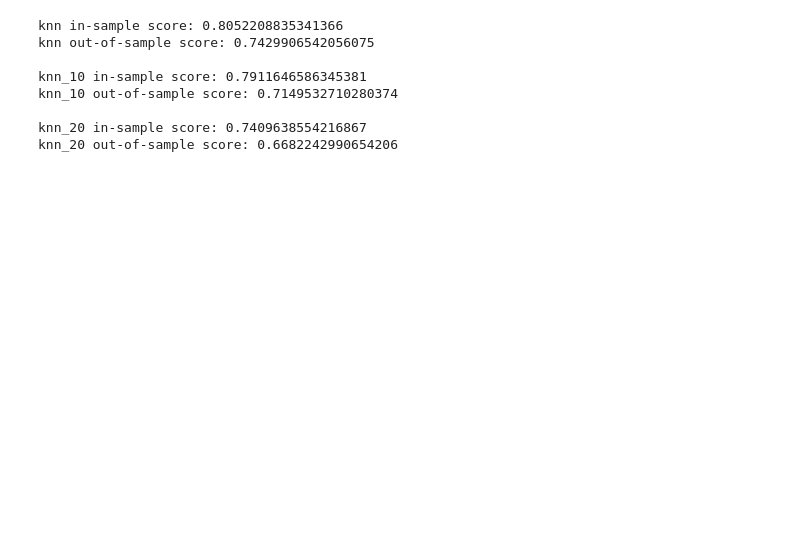
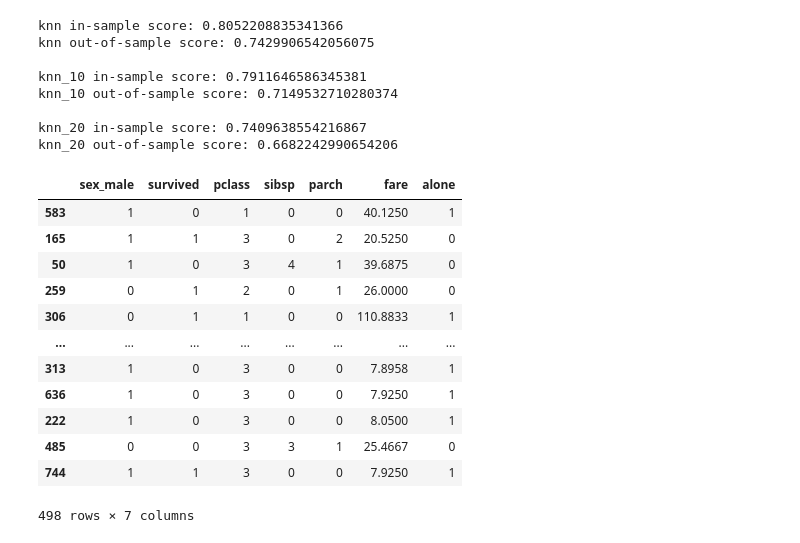
Before and after one commit to javahava1222/classification-exercises, a Jupyter notebook: model.ipynb, the cells around one changed output. Drawn from its saved outputs; the diff is of its cells as text; code cells hidden in the pictures; blank space fills up the shorter version.

```diff
--- a/model.ipynb
+++ b/model.ipynb
@@ -418,0 +398,19 @@ knn_20 out-of-sample score: 0.6682242990654206
+# %%
+# In these exercises, we'll continue working with the titanic dataset and building logistic regression models.
+# Throughout this exercise, be sure you are training, evaluation, and comparing models on the train and validate datasets.
+# The test dataset should only be used for your final model.
+df = get_titanic_data()
+# %% [output]
+|  | sex_male | survived | pclass | sibsp | parch | fare | alone |
+| 583 | 1 | 0 | 1 | 0 | 0 | 40.1250 | 1 |
+| 165 | 1 | 1 | 3 | 0 | 2 | 20.5250 | 0 |
+| 50 | 1 | 0 | 3 | 4 | 1 | 39.6875 | 0 |
+| 259 | 0 | 1 | 2 | 0 | 1 | 26.0000 | 0 |
+| 306 | 0 | 1 | 1 | 0 | 0 | 110.8833 | 1 |
+| ... | ... | ... | ... | ... | ... | ... | ... |
+| 313 | 1 | 0 | 3 | 0 | 0 | 7.8958 | 1 |
+| 636 | 1 | 0 | 3 | 0 | 0 | 7.9250 | 1 |
+| 222 | 1 | 0 | 3 | 0 | 0 | 8.0500 | 1 |
+| 485 | 0 | 0 | 3 | 3 | 1 | 25.4667 | 0 |
+| 744 | 1 | 1 | 3 | 0 | 0 | 7.9250 | 1 |
+498 rows × 7 columns
```
Also changed, not shown: parts of 21 cells of this notebook.
